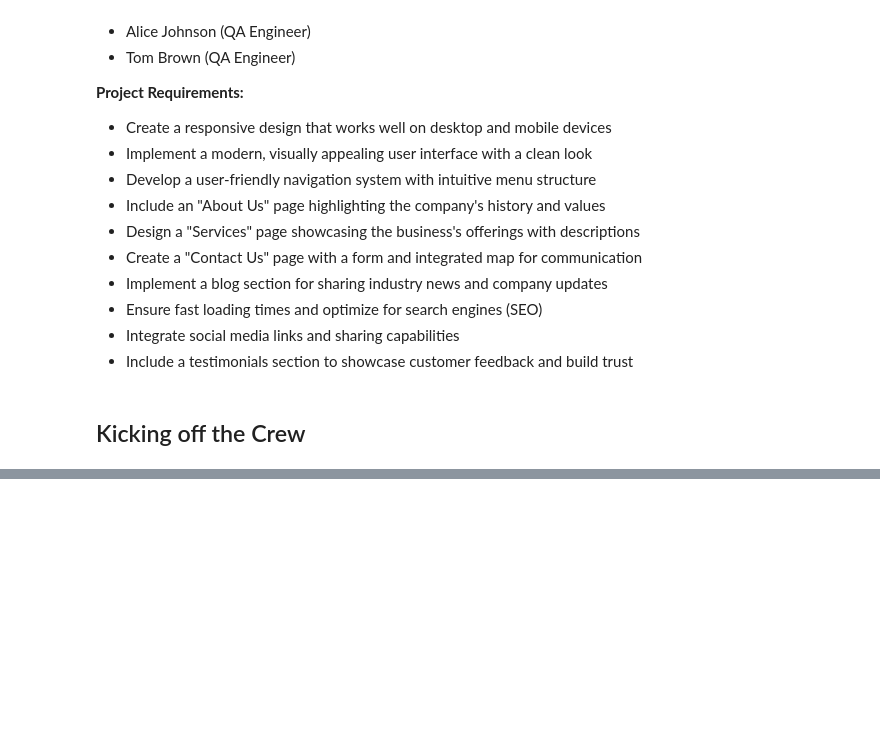
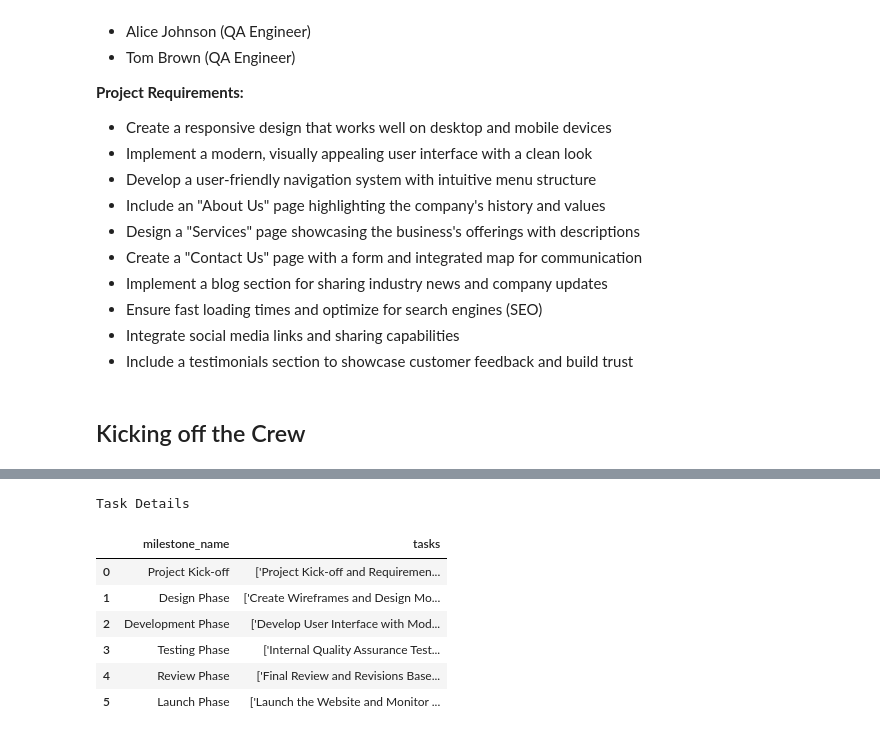
Before and after one commit to HiteshDesai07/crew-ai, a Jupyter notebook: project_planner.ipynb, the cells around one changed output, grey strips where cells are left out. Drawn from its saved outputs; the diff is of its cells as text; code cells hidden in the pictures; blank space fills up the shorter version.

```diff
--- a/project_planner.ipynb
+++ b/project_planner.ipynb
@@ -204,0 +271,17 @@ result = crew.kickoff(
+# %%
+milestones = result.pydantic.dict()['milestones']
+df_milestones = pd.DataFrame(milestones)
+
+# Display the DataFrame as an HTML table
+df_milestones.style.set_table_attributes('border="1"').set_caption("Task Details").set_table_styles(
+    [{'selector': 'th, td', 'props': [('font-size', '120%')]}]
+)
+# %% [output]
+Task Details
+|  | milestone_name | tasks |
+| 0 | Project Kick-off | ['Project Kick-off and Requiremen... |
+| 1 | Design Phase | ['Create Wireframes and Design Mo... |
+| 2 | Development Phase | ['Develop User Interface with Mod... |
+| 3 | Testing Phase | ['Internal Quality Assurance Test... |
+| 4 | Review Phase | ['Final Review and Revisions Base... |
+| 5 | Launch Phase | ['Launch the Website and Monitor ... |
```
Also changed, not shown: parts of 8 cells of this notebook, 1 other file.
